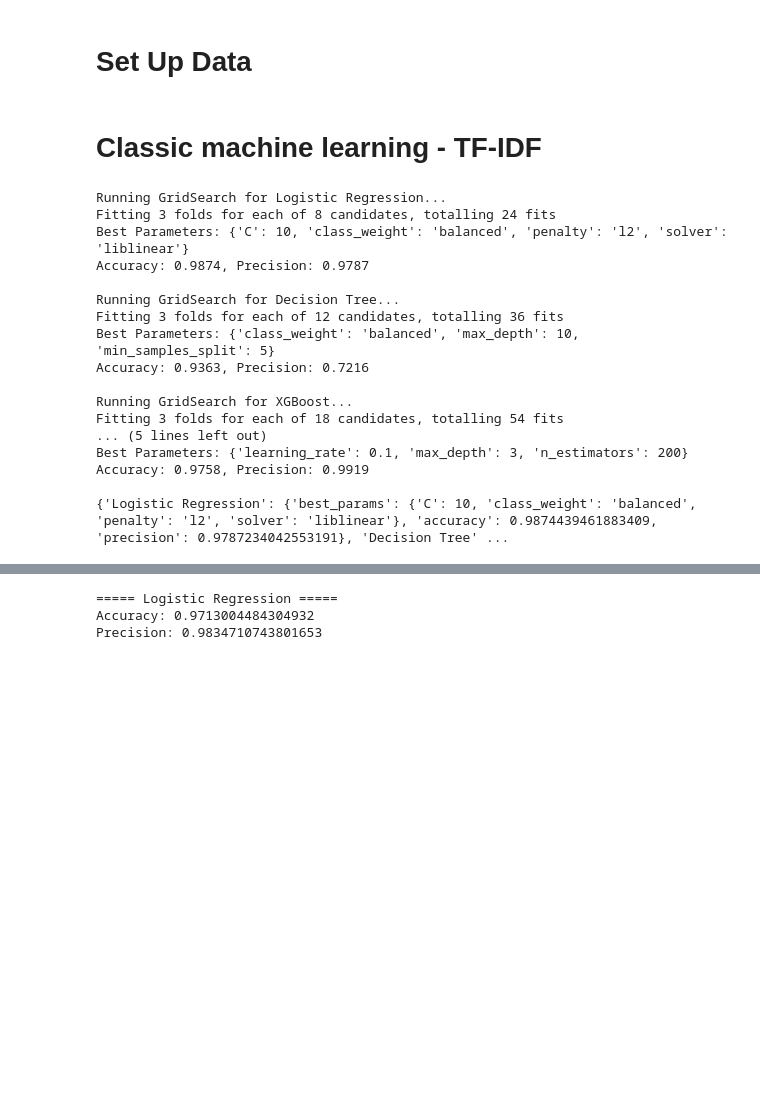
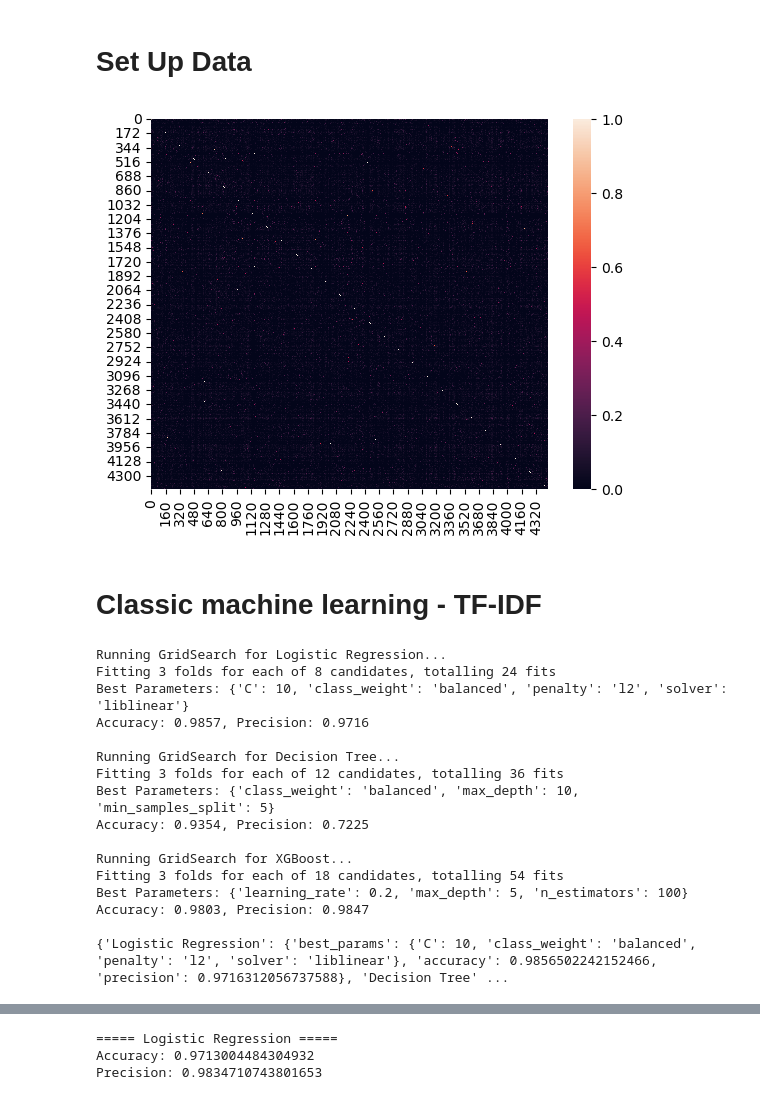
Before and after one commit to ninacunha/BERT-vs-TFIDF-TextClassification, a Jupyter notebook: Final.ipynb, the cells around one changed output, grey strips where cells are left out. Saved outputs shown, nothing was run; the diff lists cells and outputs as text; code cells hidden in the pictures; blank space fills up the shorter version.

Commit message:
added precision recall curve and fix train text split

```diff
--- a/Final.ipynb
+++ b/Final.ipynb
@@ -112,6 +114,7 @@ df['encoded_label'] = df['label'].map(mapping)
 texts = df['text']
 labels = df['encoded_label']
 
+
 # Train test split for evaluation
 X_train_text, X_test_text, y_train, y_test = train_test_split(
     texts,
@@ -120,14 +123,19 @@ X_train_text, X_test_text, y_train, y_test = train_test_split(
     random_state=42,
     stratify=labels
 )
+
+tfidf = TfidfVectorizer(max_features=5000, ngram_range=(1,2))
+X_texts_TFIDF_train = tfidf.fit_transform(X_train_text).toarray()
+X_texts_TFIDF_test = tfidf.transform(X_test_text).toarray()
+cos_sim = cosine_similarity(X_texts_TFIDF_train)
+# %%
+sns.heatmap(cos_sim)
+plt.show()
+# %% [output]
+[figure, added]
 # %% [markdown]
 # Classic machine learning - TF-IDF
 # %%
-# TF-IDF vectorizer
-tfidf = TfidfVectorizer(max_features=5000, ngram_range=(1,2))
-X_train_TFIDF = tfidf.fit_transform(X_train_text).toarray()
-X_test_TFIDF = tfidf.transform(X_test_text).toarray()
-
 # Models
 param_grids = {
     'Logistic Regression': {
@@ -156,8 +164,8 @@ param_grids = {
 clfs = {
     'Logistic Regression': LogisticRegression(random_state=42),
     'Decision Tree': DecisionTreeClassifier(random_state=42),
-    'XGBoost': XGBClassifier(random_state=42),
-    'Gradient Boosting': GradientBoostingClassifier(random_state=42)
+    'XGBoost': XGBClassifier(random_state=42)
+    # 'Gradient Boosting': GradientBoostingClassifier(random_state=42)
 }
 results_grid = {}
 
@@ -172,10 +180,10 @@ for name, model in clfs.items():
         verbose=1
     )
 
-    grid.fit(X_train_TFIDF, y_train)
+    grid.fit(X_texts_TFIDF_train, y_train)
 
     best_model = grid.best_estimator_
-    y_pred = best_model.predict(X_test_TFIDF)
+    y_pred = best_model.predict(X_texts_TFIDF_test)
 
     acc = accuracy_score(y_test, y_pred)
     prec = precision_score(y_test, y_pred)
@@ -195,17 +203,16 @@ results = {}
 Running GridSearch for Logistic Regression...
 Fitting 3 folds for each of 8 candidates, totalling 24 fits
 Best Parameters: {'C': 10, 'class_weight': 'balanced', 'penalty': 'l2', 'solver': 'liblinear'}
-Accuracy: 0.9874, Precision: 0.9787
+Accuracy: 0.9857, Precision: 0.9716
 
 Running GridSearch for Decision Tree...
 Fitting 3 folds for each of 12 candidates, totalling 36 fits
 Best Parameters: {'class_weight': 'balanced', 'max_depth': 10, 'min_samples_split': 5}
-Accuracy: 0.9363, Precision: 0.7216
+Accuracy: 0.9354, Precision: 0.7225
 
 Running GridSearch for XGBoost...
 Fitting 3 folds for each of 18 candidates, totalling 54 fits
-... (5 lines left out)
-Best Parameters: {'learning_rate': 0.1, 'max_depth': 3, 'n_estimators': 200}
-Accuracy: 0.9758, Precision: 0.9919
+Best Parameters: {'learning_rate': 0.2, 'max_depth': 5, 'n_estimators': 100}
+Accuracy: 0.9803, Precision: 0.9847
 
-{'Logistic Regression': {'best_params': {'C': 10, 'class_weight': 'balanced', 'penalty': 'l2', 'solver': 'liblinear'}, 'accuracy': 0.9874439461883409, 'precision': 0.9787234042553191}, 'Decision Tree' ...
+{'Logistic Regression': {'best_params': {'C': 10, 'class_weight': 'balanced', 'penalty': 'l2', 'solver': 'liblinear'}, 'accuracy': 0.9856502242152466, 'precision': 0.9716312056737588}, 'Decision Tree' ...
```
Also changed, not shown: parts of 7 cells of this notebook.
